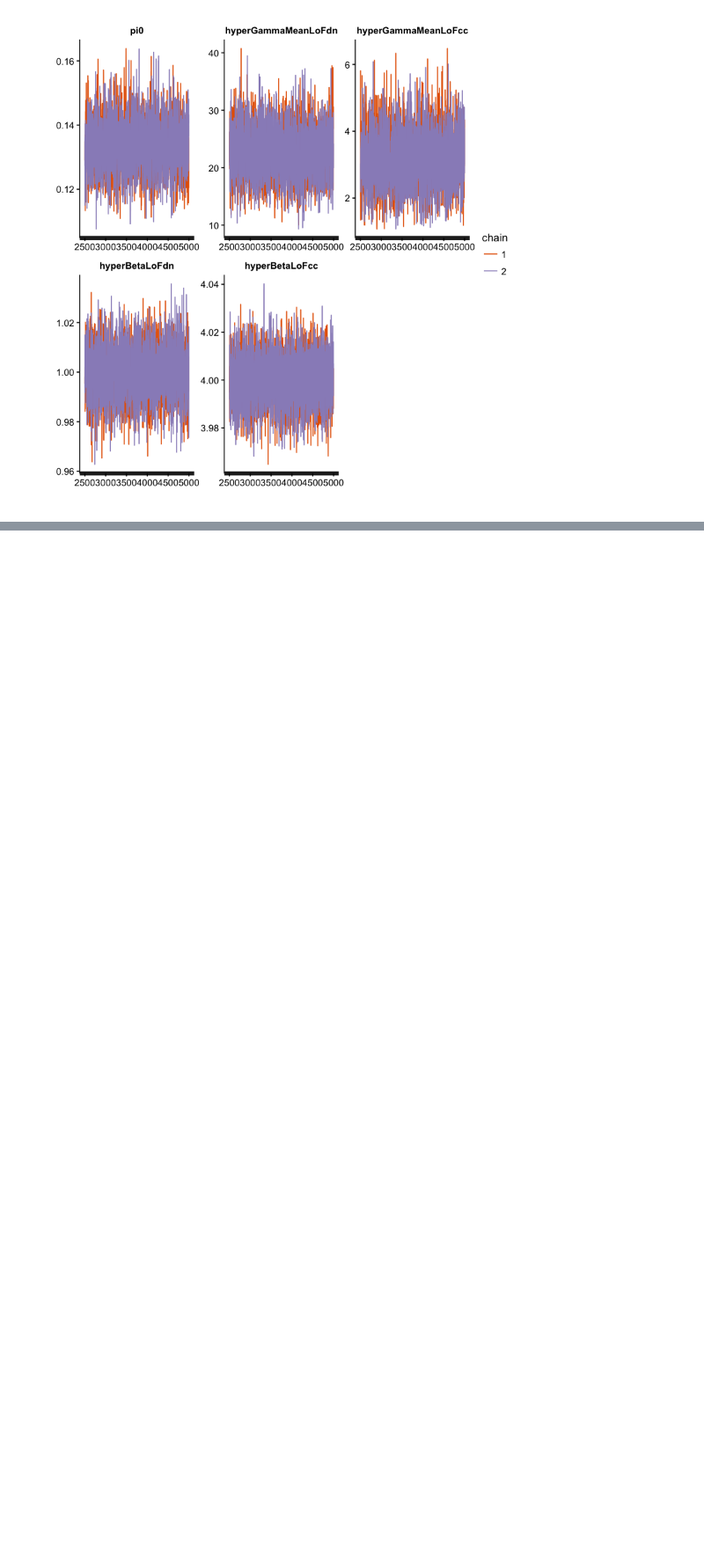
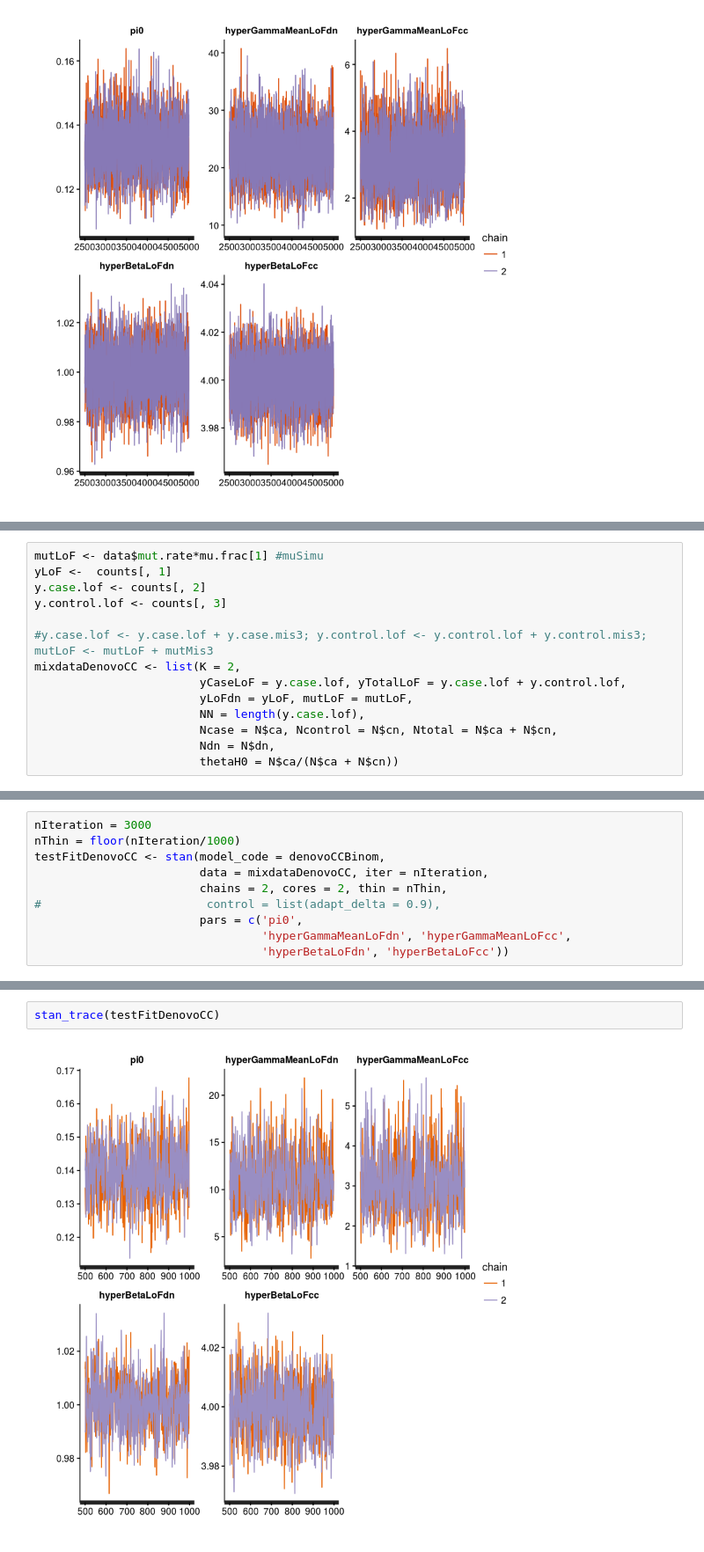
Before and after one commit to hoangtn/extTADA, a Jupyter notebook: Model/test_simulated_data.ipynb, the cells around one changed output, grey strips where cells are left out. Shown at 88% size. Drawn from its saved outputs; the diff is of its cells as text; blank space fills up the shorter version.

```diff
--- a/Model/test_simulated_data.ipynb
+++ b/Model/test_simulated_data.ipynb
@@ -785,0 +848,14 @@ convergence, Rhat=1).
+# %%
+mutLoF <- data$mut.rate*mu.frac[1] #muSimu
+yLoF <-  counts[, 1]
+y.case.lof <- counts[, 2]
+y.control.lof <- counts[, 3]
+
+#y.case.lof <- y.case.lof + y.case.mis3; y.control.lof <- y.control.lof + y.control.mis3; mutLoF <- mutLoF + mutMis3
+mixdataDenovoCC <- list(K = 2,
+                        yCaseLoF = y.case.lof, yTotalLoF = y.case.lof + y.control.lof,
+                        yLoFdn = yLoF, mutLoF = mutLoF,
+                        NN = length(y.case.lof),
+                        Ncase = N$ca, Ncontrol = N$cn, Ntotal = N$ca + N$cn,
+                        Ndn = N$dn,
+                        thetaH0 = N$ca/(N$ca + N$cn))
@@ -785,0 +907,10 @@ convergence, Rhat=1).
+# %%
+nIteration = 3000
+nThin = floor(nIteration/1000)
+testFitDenovoCC <- stan(model_code = denovoCCBinom,
+                        data = mixdataDenovoCC, iter = nIteration,
+                        chains = 2, cores = 2, thin = nThin,
+#                        control = list(adapt_delta = 0.9),
+                        pars = c('pi0',
+                                 'hyperGammaMeanLoFdn', 'hyperGammaMeanLoFcc',
+                                 'hyperBetaLoFdn', 'hyperBetaLoFcc'))
@@ -785,0 +937,4 @@ convergence, Rhat=1).
+# %%
+stan_trace(testFitDenovoCC)
+# %% [output]
+[figure, added]
```
Also changed, not shown: parts of 26 cells of this notebook.
